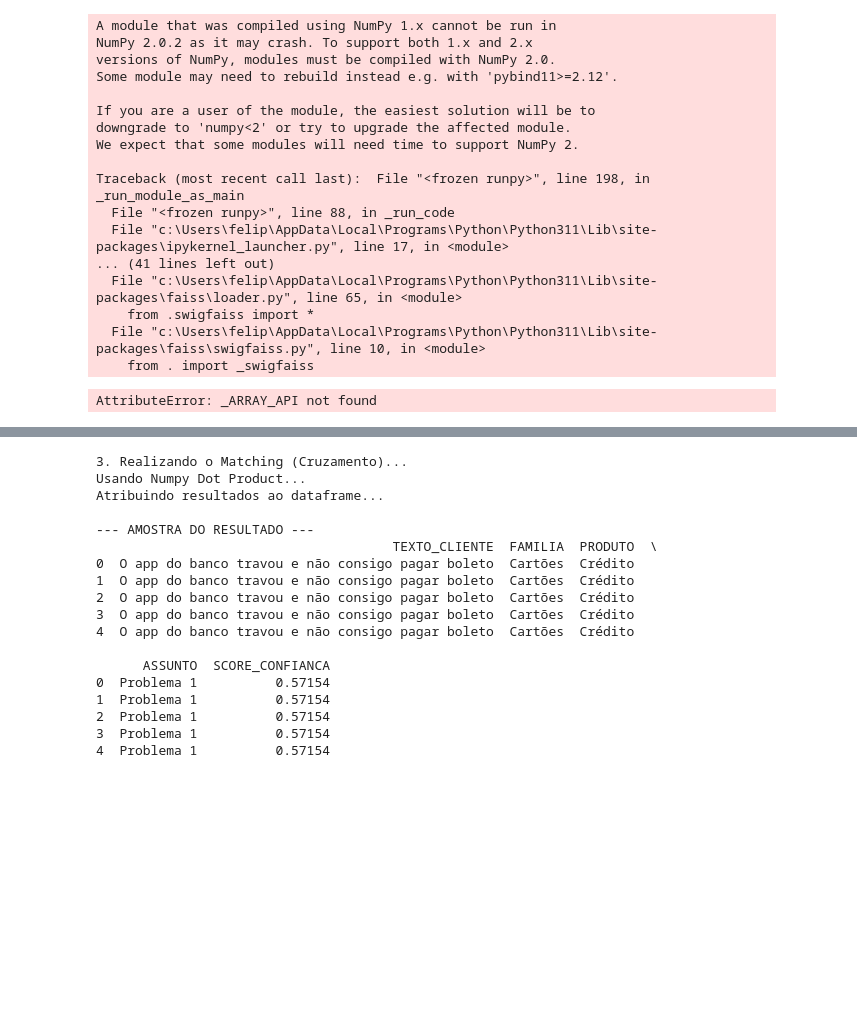
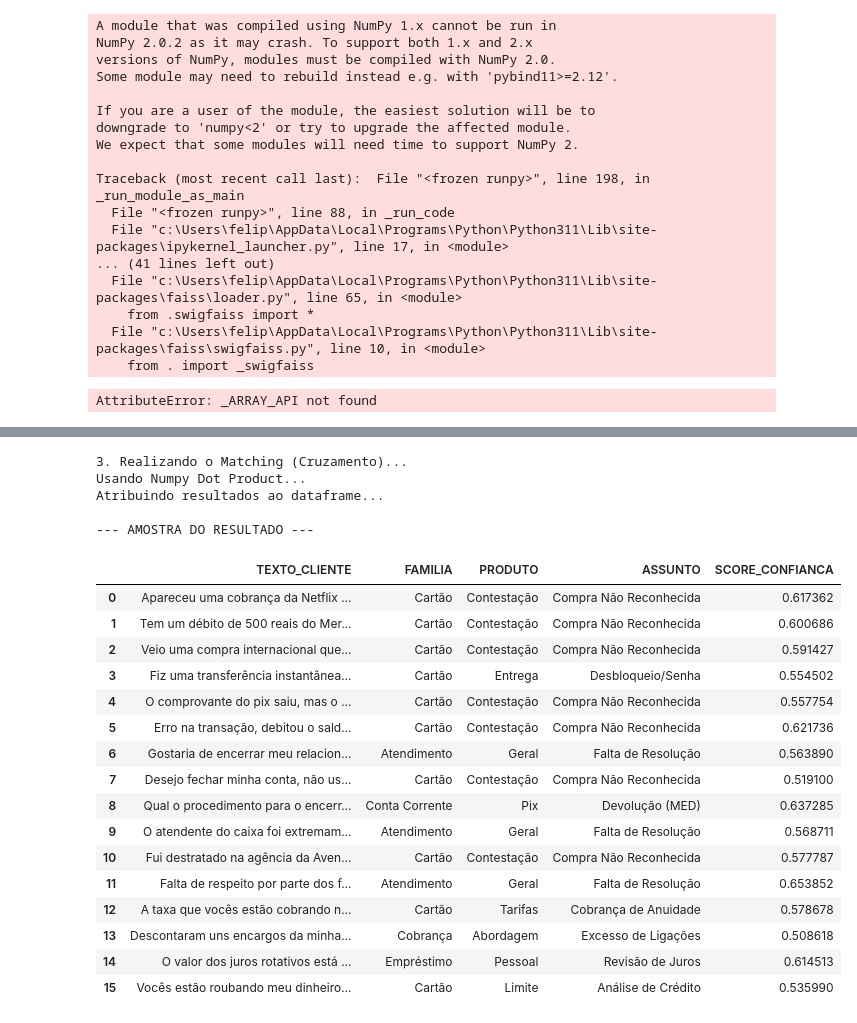
Before and after one commit to Felipe8959/ponte_brad2, a Jupyter notebook: sim_categ_v2.ipynb, the cells around one changed output, grey strips where cells are left out. Cells and saved outputs as stored; diff of their text form; code cells hidden in the pictures; blank space fills up the shorter version.

```diff
--- a/sim_categ_v2.ipynb
+++ b/sim_categ_v2.ipynb
@@ -38,7 +119,7 @@ except ImportError:
 # ==========================================
 # 1. CONFIGURAÇÕES E CARREGAMENTO
 # ==========================================
-MODEL_PATH = "./bert_original"  # Pasta onde você reconstruiu o modelo
+MODEL_PATH = "./bert_final"  # Pasta onde você reconstruiu o modelo
 BATCH_SIZE = 32              # Processar 32 textos por vez (ajuste conforme memória RAM)
 DEVICE = "cuda" if torch.cuda.is_available() else "cpu"
 
@@ -96,16 +177,40 @@ def generate_embeddings_batched(texts, tokenizer, model, batch_size=32):
 # df_categ = pd.read_csv("sua_base_categorias.csv")
 # df_manif = pd.read_csv("sua_base_reclamacoes.csv")
 
-# ... Para o exemplo, vou criar dados dummy na escala que você falou ...
-print("Gerando dados de exemplo (40k manif, 5k categ)...")
-df_categ = pd.DataFrame({
-    'FAMILIA': ['Cartões'] * 100 + ['Conta'] * 100,
-    'PRODUTO': ['Crédito'] * 100 + ['Corrente'] * 100,
-    'ASSUNTO': [f'Problema {i}' for i in range(200)]
-})
+# DF_CATEG CRIADO ACIMA
+
 df_manif = pd.DataFrame({
-    'ID': range(100),
-    'TEXTO_CLIENTE': ["O app do banco travou e não consigo pagar boleto"] * 100
+    'ID': range(1001, 1017), # IDs fictícios de 1001 a 1015
+    'TEXTO_CLIENTE': [
+        # --- Variações de CARTÃO (Treino: "Não reconheço compra") ---
+        "Apareceu uma cobrança da Netflix na minha fatura que eu não assinei.",
+        "Tem um débito de 500 reais do Mercado Livre que é fraude.",
+        "Veio uma compra internacional que desconheço.",
+
+        # --- Variações de PIX (Treino: "Pix saiu mas não chegou") ---
+        "Fiz uma transferência instantânea pro meu irmão e o dinheiro sumiu.",
+        "O comprovante do pix saiu, mas o destinatário diz que não recebeu nada.",
+        "Erro na transação, debitou o saldo mas não completou o envio.",
+
+        # --- Variações de CANCELAMENTO (Treino: "Quero cancelar conta") ---
+        "Gostaria de encerrar meu relacionamento com este banco.",
+        "Desejo fechar minha conta, não uso mais.",
+        "Qual o procedimento para o encerramento da conta corrente?",
+
+        # --- Variações de ATENDIMENTO (Treino: "Gerente mal educado") ---
+        "O atendente do caixa foi extremamente grosso comigo hoje.",
+        "Fui destratado na agência da Avenida Paulista.",
+        "Falta de respeito por parte dos funcionários da agência.",
+
+        # --- Variações de JUROS (Treino: "Juros abusivos") ---
+        "A taxa que vocês estão cobrando no cheque especial é um absurdo.",
+        "Descontaram uns encargos da minha conta que eu não concordo.",
+        "O valor dos juros rotativos está muito alto este mês.",
+
+        # --- CASO AMBÍGUO (Teste de Stress) ---
+        "Vocês estão roubando meu dinheiro com essas taxas no cartão."
+        # (Mistura "Cartão" com "Taxas/Juros" - vamos ver o que ele decide)
+    ]
 })
 
 # --- B) Criar "Assinatura Hierárquica" das Categorias ---
@@ -172,10 +277,7 @@ df_final['SCORE_CONFIANCA'] = confidence_scores
 # df_final = df_final[df_final['SCORE_CONFIANCA'] > 0.85]
 
 print("\n--- AMOSTRA DO RESULTADO ---")
-print(df_final[['TEXTO_CLIENTE', 'FAMILIA', 'PRODUTO', 'ASSUNTO', 'SCORE_CONFIANCA']].head())
-
-# Salvar
-# df_final.to_csv("resultado_classificacao.csv", index=False)
+df_final[['TEXTO_CLIENTE', 'FAMILIA', 'PRODUTO', 'ASSUNTO', 'SCORE_CONFIANCA']]
 # %% [output]
 A module that was compiled using NumPy 1.x cannot be run in
 NumPy 2.0.2 as it may crash. To support both 1.x and 2.x
@@ -206,18 +307,22 @@ Preparando hierarquia das categorias...
 3. Realizando o Matching (Cruzamento)...
 Usando Numpy Dot Product...
 Atribuindo resultados ao dataframe...
 
 --- AMOSTRA DO RESULTADO ---
-                                      TEXTO_CLIENTE  FAMILIA  PRODUTO  \
-0  O app do banco travou e não consigo pagar boleto  Cartões  Crédito
-1  O app do banco travou e não consigo pagar boleto  Cartões  Crédito
-2  O app do banco travou e não consigo pagar boleto  Cartões  Crédito
-3  O app do banco travou e não consigo pagar boleto  Cartões  Crédito
-4  O app do banco travou e não consigo pagar boleto  Cartões  Crédito
-
-      ASSUNTO  SCORE_CONFIANCA
-0  Problema 1          0.57154
-1  Problema 1          0.57154
-2  Problema 1          0.57154
-3  Problema 1          0.57154
-4  Problema 1          0.57154
+|  | TEXTO_CLIENTE | FAMILIA | PRODUTO | ASSUNTO | SCORE_CONFIANCA |
+| 0 | Apareceu uma cobrança da Netflix ... | Cartão | Contestação | Compra Não Reconhecida | 0.617362 |
+| 1 | Tem um débito de 500 reais do Mer... | Cartão | Contestação | Compra Não Reconhecida | 0.600686 |
+| 2 | Veio uma compra internacional que... | Cartão | Contestação | Compra Não Reconhecida | 0.591427 |
+| 3 | Fiz uma transferência instantânea... | Cartão | Entrega | Desbloqueio/Senha | 0.554502 |
+| 4 | O comprovante do pix saiu, mas o ... | Cartão | Contestação | Compra Não Reconhecida | 0.557754 |
+| 5 | Erro na transação, debitou o sald... | Cartão | Contestação | Compra Não Reconhecida | 0.621736 |
+| 6 | Gostaria de encerrar meu relacion... | Atendimento | Geral | Falta de Resolução | 0.563890 |
+| 7 | Desejo fechar minha conta, não us... | Cartão | Contestação | Compra Não Reconhecida | 0.519100 |
+| 8 | Qual o procedimento para o encerr... | Conta Corrente | Pix | Devolução (MED) | 0.637285 |
+| 9 | O atendente do caixa foi extremam... | Atendimento | Geral | Falta de Resolução | 0.568711 |
+| 10 | Fui destratado na agência da Aven... | Cartão | Contestação | Compra Não Reconhecida | 0.577787 |
+| 11 | Falta de respeito por parte dos f... | Atendimento | Geral | Falta de Resolução | 0.653852 |
+| 12 | A taxa que vocês estão cobrando n... | Cartão | Tarifas | Cobrança de Anuidade | 0.578678 |
+| 13 | Descontaram uns encargos da minha... | Cobrança | Abordagem | Excesso de Ligações | 0.508618 |
+| 14 | O valor dos juros rotativos está ... | Empréstimo | Pessoal | Revisão de Juros | 0.614513 |
+| 15 | Vocês estão roubando meu dinheiro... | Cartão | Limite | Análise de Crédito | 0.535990 |
```
Also changed, not shown: parts of 6 cells of this notebook, 3 other files.
